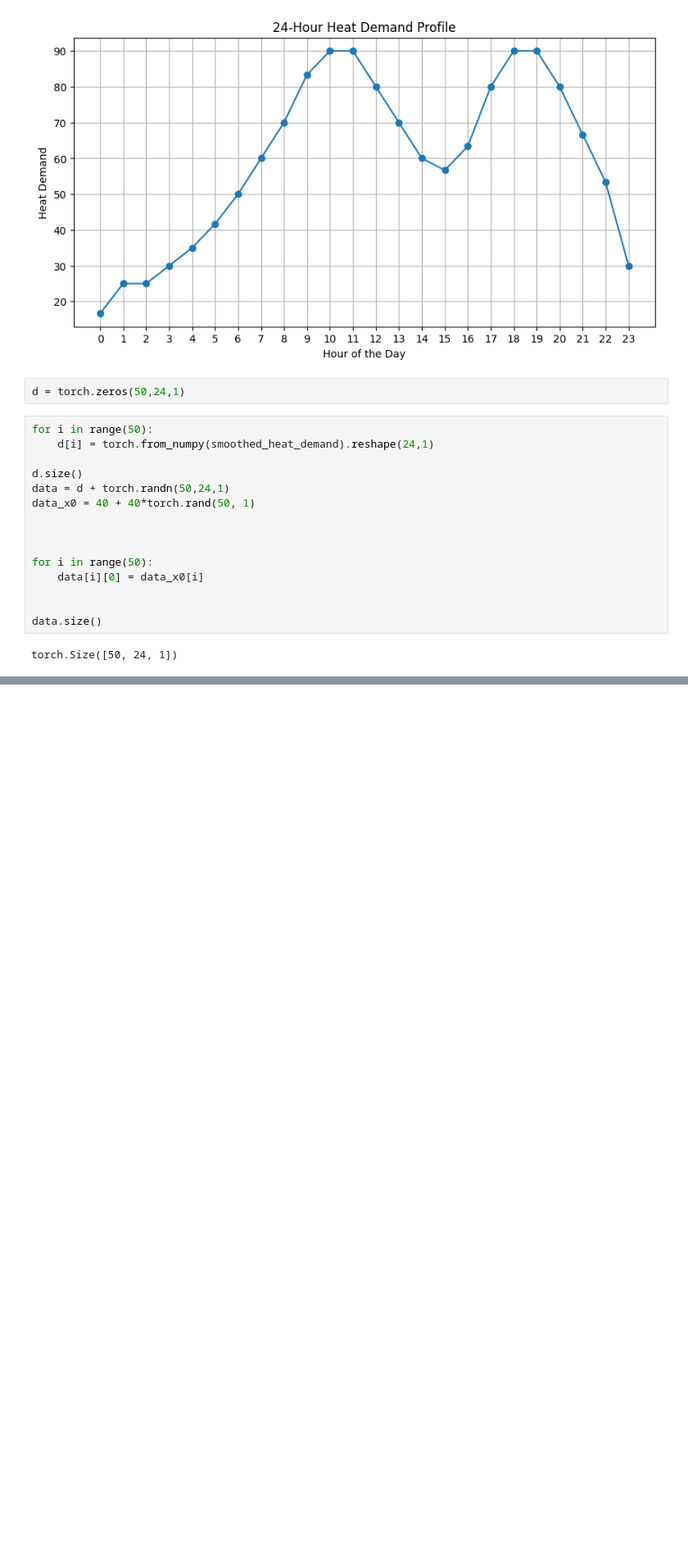
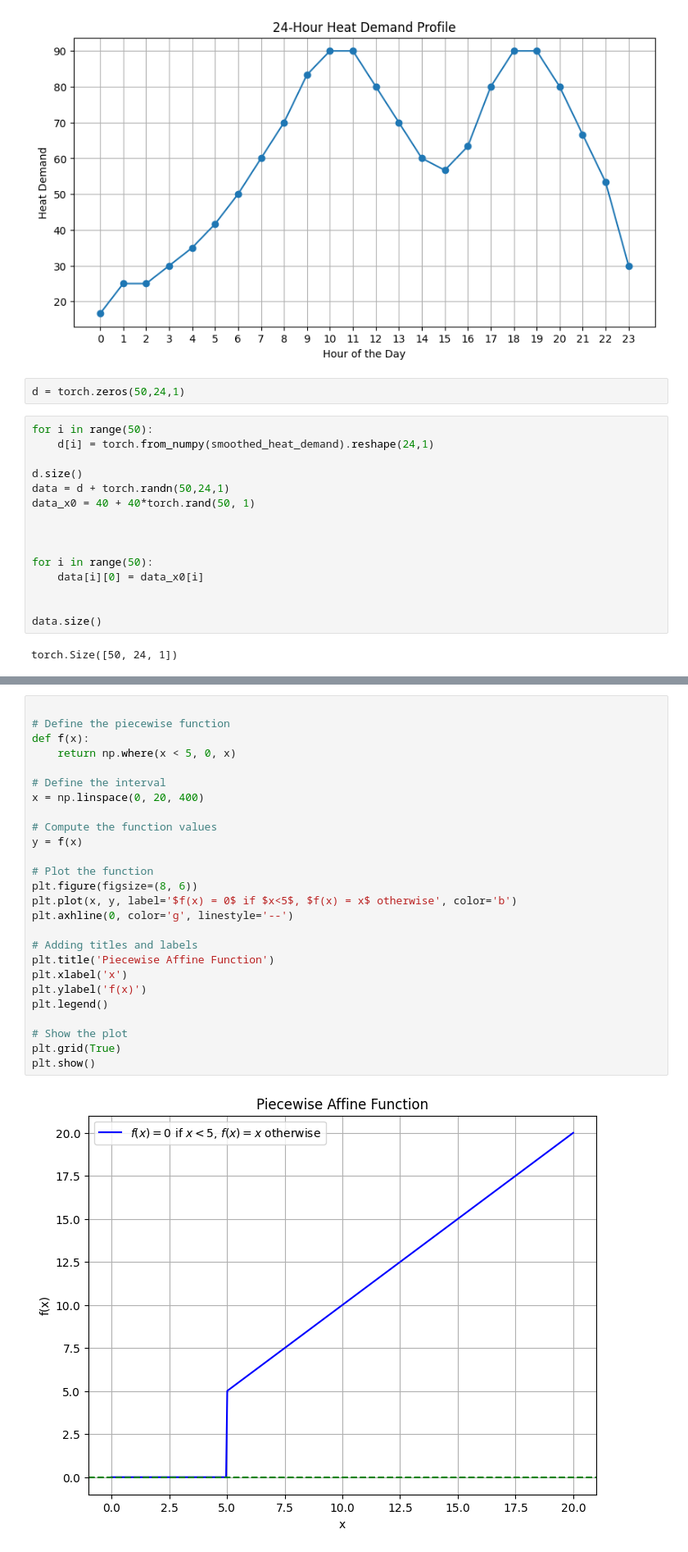
Before and after one commit to nicolas-kirsch/DHN_NeurCont, a Jupyter notebook: performance-boosting_controllers/test.ipynb, the cells around one changed output, grey strips where cells are left out. Shown at 82% size. Saved outputs shown, nothing was run; the diff lists cells and outputs as text; blank space fills up the shorter version.

```diff
--- a/performance-boosting_controllers/test.ipynb
+++ b/performance-boosting_controllers/test.ipynb
@@ -63,0 +128,28 @@ torch.Size([50, 24, 1])
+# %%
+
+# Define the piecewise function
+def f(x):
+    return np.where(x < 5, 0, x)
+
+# Define the interval
+x = np.linspace(0, 20, 400)
+
+# Compute the function values
+y = f(x)
+
+# Plot the function
+plt.figure(figsize=(8, 6))
+plt.plot(x, y, label='$f(x) = 0$ if $x<5$, $f(x) = x$ otherwise', color='b')
+plt.axhline(0, color='g', linestyle='--')
+
+# Adding titles and labels
+plt.title('Piecewise Affine Function')
+plt.xlabel('x')
+plt.ylabel('f(x)')
+plt.legend()
+
+# Show the plot
+plt.grid(True)
+plt.show()
+# %% [output]
+[figure, added]
```
Also changed, not shown: parts of 4 cells of this notebook, 59 other files.
